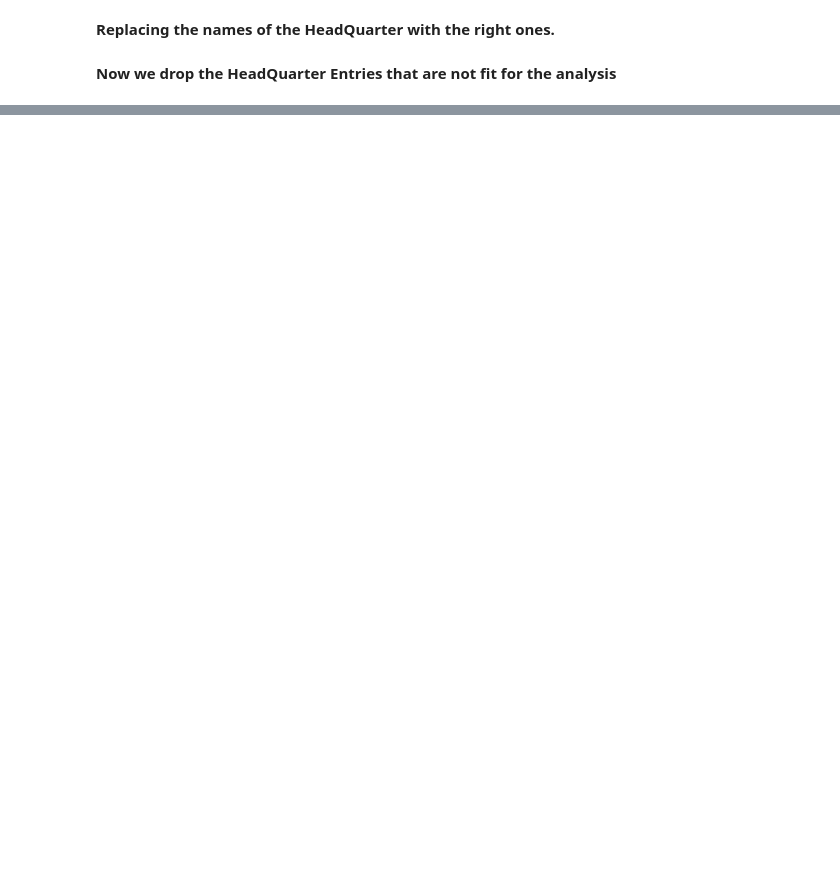
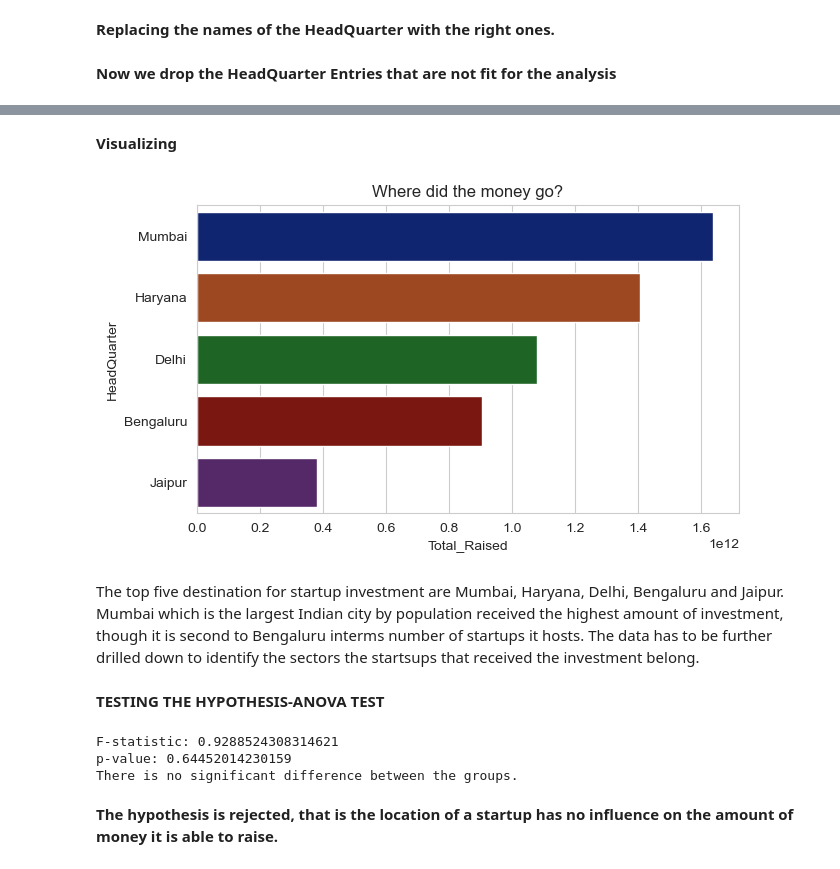
Before and after one commit to musah29/Analysis_of_Indian_Startup_Ecosystem, a Jupyter notebook: BEIJING.ipynb, the cells around one changed output, grey strips where cells are left out. Drawn from its saved outputs; the diff is of its cells as text; code cells hidden in the pictures; blank space fills up the shorter version.

```diff
--- a/BEIJING.ipynb
+++ b/BEIJING.ipynb
@@ -432,0 +572,6 @@ df_startup.columns[2]
+# %%
+funds_by_location = df_startup.groupby(['HeadQuarter'])['Amount($)'].sum().reset_index(name='Total_Raised')
+funds_by_location = funds_by_location.sort_values(by='Total_Raised', ascending=False).head(5)
+funds_by_location['Total_Raised'] = funds_by_location['Total_Raised'].apply(lambda x: '${:,.2f}'.format(x))
+
+funds_by_location
@@ -432,0 +585,15 @@ df_startup.columns[2]
+# %% [markdown]
+<b>Visualizing<b>
+# %%
+plt.figure(figsize=(7,4))
+plt.title('Where did the money go?')
+sns.set_style(style='whitegrid')
+funds_by_location['Total_Raised'] = pd.to_numeric(funds_by_location['Total_Raised'].astype(str).str.replace('$', '').str.replace(',', ''))
+sns.barplot(x='Total_Raised',y='HeadQuarter', palette='dark', data=funds_by_location, orient='h')
+plt.show()
+# %% [output]
+[figure, added]
+# %% [markdown]
+The top five destination for startup investment are Mumbai, Haryana, Delhi, Bengaluru and Jaipur. Mumbai which is the largest Indian city by population received the highest amount of investment, though it is second to Bengaluru interms number of startups it hosts. The data has to be further drilled down to identify the sectors the startsups that received the investment belong.
+# %% [markdown]
+<b>TESTING THE HYPOTHESIS-ANOVA TEST<b>
@@ -432,0 +602,27 @@ df_startup.columns[2]
+# %%
+# get the unique values in the 'headquarter' column
+headquarters = df_startup['HeadQuarter'].unique()
+
+# create a list to store the data for each group
+data = []
+
+# loop over the unique values and get the data for each group
+for hq in headquarters:
+    data.append(df_startup.loc[df_startup['HeadQuarter'] == hq, 'Amount($)'])
+
+# perform the ANOVA test
+f_statistic, p_value = f_oneway(*data)
+
+# print the results
+print('F-statistic:', f_statistic)
+print('p-value:', p_value)
+if p_value < 0.05:
+    print('There is a significant difference between the groups.')
+else:
+    print('There is no significant difference between the groups.')
+# %% [output]
+F-statistic: 0.9288524308314621
+p-value: 0.64452014230159
+There is no significant difference between the groups.
+# %% [markdown]
+<b>The hypothesis is rejected, that is the location of a startup has no influence on the amount of money it is able to raise.<b>
```
Also changed, not shown: parts of 66 cells of this notebook.
